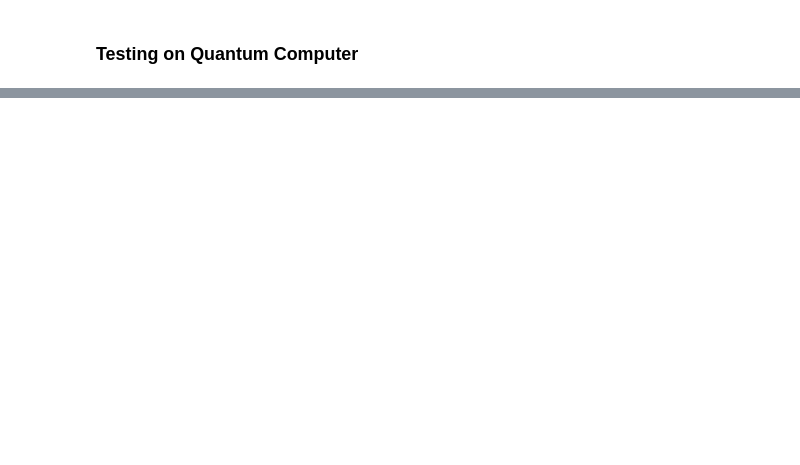
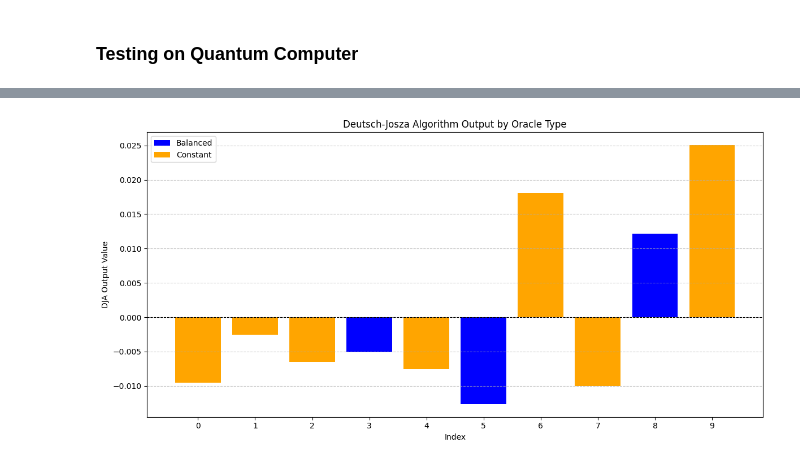
Before and after one commit to siuleg/quantum-dja, a Jupyter notebook: DeutschJoszaAlgorithm.ipynb, the cells around one changed output, grey strips where cells are left out. Saved outputs shown, nothing was run; the diff lists cells and outputs as text; code cells hidden in the pictures; blank space fills up the shorter version.

```diff
--- a/DeutschJoszaAlgorithm.ipynb
+++ b/DeutschJoszaAlgorithm.ipynb
@@ -189,0 +117,23 @@ svresult = sv_sim.run(trans_sv).result()
+# %%
+num_trials = 10
+n = 4
+estimator = Estimator(mode=backend)
+expectation_values = []
+oracle_labels = []
+
+# %% Executing Trials
+for _ in range(num_trials):
+    qc = dja_estimator(n, oracle_labels)
+    q_observalbe = SparsePauliOp("Z" * n + "I")
+
+    # Translate to isa_circuits
+    target = backend.target
+    pm = generate_preset_pass_manager(target=target, optimization_level=3)
+    isa_circuit = pm.run(qc)
+    isa_observable = observable.apply_layout(layout=isa_circuit.layout)
+    pub = (
+        isa_circuit, [[isa_observable]]
+    )
+    job_result = estimator.run(pubs=[pub]).result()
+
+    expectation_values.append(job_result[0].data.evs[0])
@@ -189,0 +161,23 @@ svresult = sv_sim.run(trans_sv).result()
+# %%
+dja_values = [val[0] if isinstance(val, np.ndarray) else val for val in expectation_values]
+# Group DJA values by their Oracle Label
+balanced_values = [dja_values[i] for i in range(len(oracle_labels)) if oracle_labels[i] == 'balanced']
+constant_values = [dja_values[i] for i in range(len(oracle_labels)) if oracle_labels[i] == 'constant']
+balanced_indices = [i for i in range(len(oracle_labels)) if oracle_labels[i] == 'balanced']
+constant_indices = [i for i in range(len(oracle_labels)) if oracle_labels[i] == 'constant']
+
+# Create the plot with two separate bars
+plt.figure(figsize=(12, 6))
+plt.bar(balanced_indices, balanced_values, color='blue', label='Balanced')
+plt.bar(constant_indices, constant_values, color='orange', label='Constant')
+plt.axhline(0, color='black', linewidth=0.8, linestyle='--')
+plt.xlabel('Index')
+plt.ylabel('DJA Output Value')
+plt.title('Deutsch-Josza Algorithm Output by Oracle Type')
+plt.legend()
+plt.xticks(range(len(dja_values)))
+plt.grid(True, axis='y', linestyle='--', alpha=0.7)
+plt.tight_layout()
+plt.show()
+# %% [output]
+[figure, added]
```
Also changed, not shown: parts of 29 cells of this notebook, 2 other files.
